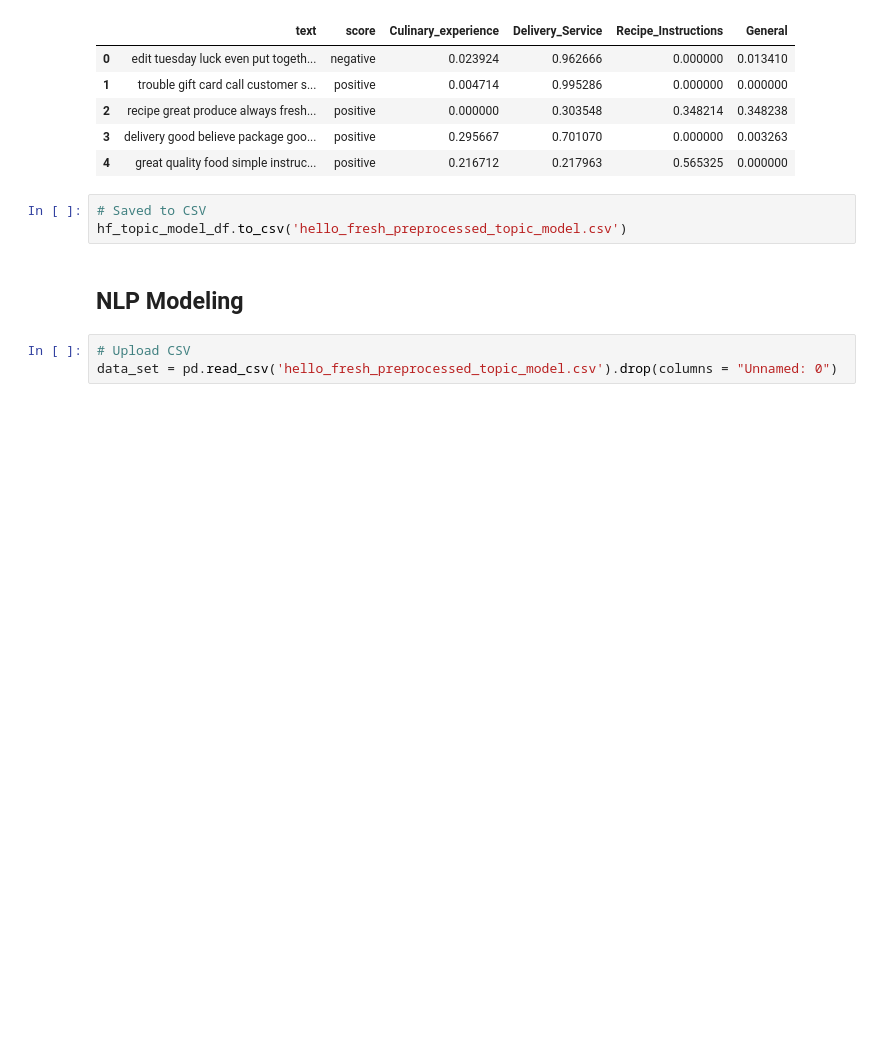
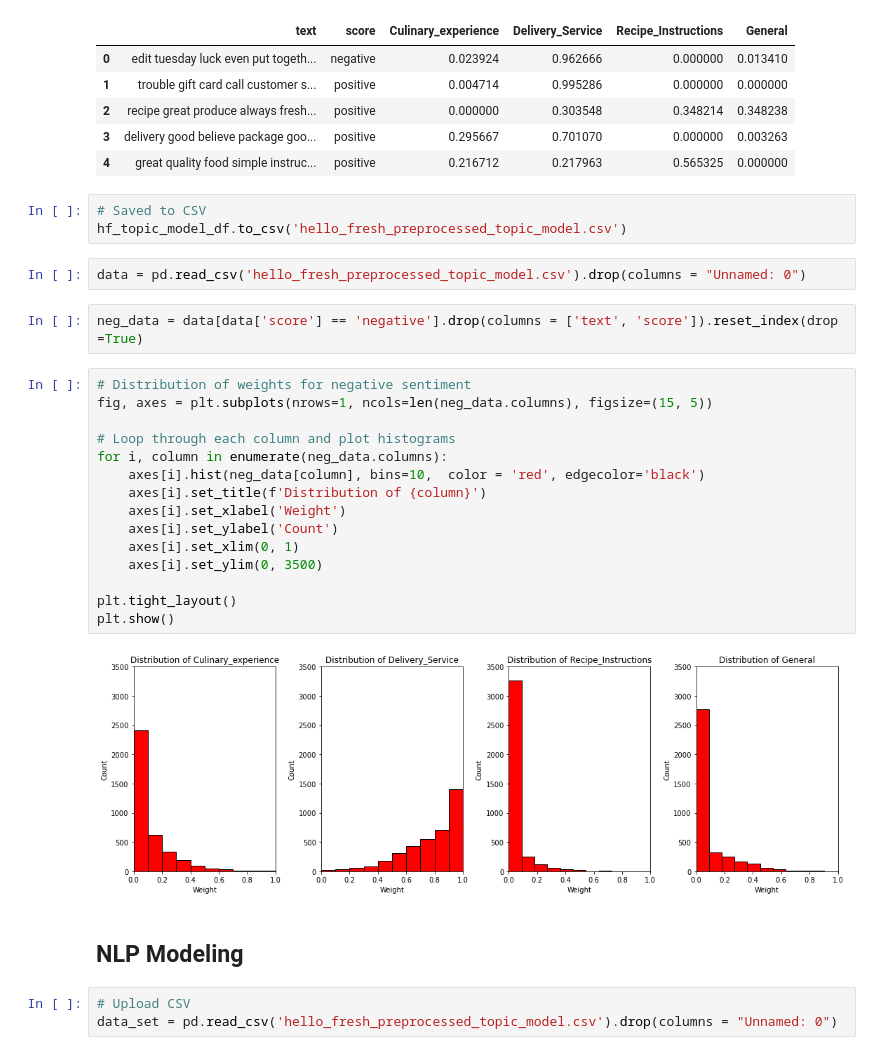
Before and after one commit to ddcots24/Hello-Fresh, a Jupyter notebook: Hello Fresh Review Analysis.ipynb, the cells around one changed output. Drawn from its saved outputs; the diff is of its cells as text; blank space fills up the shorter version.

Commit message:
distribution of negative topics

```diff
--- a/Hello Fresh Review Analysis.ipynb
+++ b/Hello Fresh Review Analysis.ipynb
@@ -330,6 +330,27 @@ hf_topic_model_df.head()
 # %%
 # Saved to CSV
 hf_topic_model_df.to_csv('hello_fresh_preprocessed_topic_model.csv')
+# %%
+data = pd.read_csv('hello_fresh_preprocessed_topic_model.csv').drop(columns = "Unnamed: 0")
+# %%
+neg_data = data[data['score'] == 'negative'].drop(columns = ['text', 'score']).reset_index(drop =True)
+# %%
+# Distribution of weights for negative sentiment
+fig, axes = plt.subplots(nrows=1, ncols=len(neg_data.columns), figsize=(15, 5))
+
+# Loop through each column and plot histograms
+for i, column in enumerate(neg_data.columns):
+    axes[i].hist(neg_data[column], bins=10,  color = 'red', edgecolor='black')
+    axes[i].set_title(f'Distribution of {column}')
+    axes[i].set_xlabel('Weight')
+    axes[i].set_ylabel('Count')
+    axes[i].set_xlim(0, 1)
+    axes[i].set_ylim(0, 3500)
+
+plt.tight_layout()
+plt.show()
+# %% [output]
+[figure, added]
 # %% [markdown]
 ## NLP Modeling
 # %%
```
